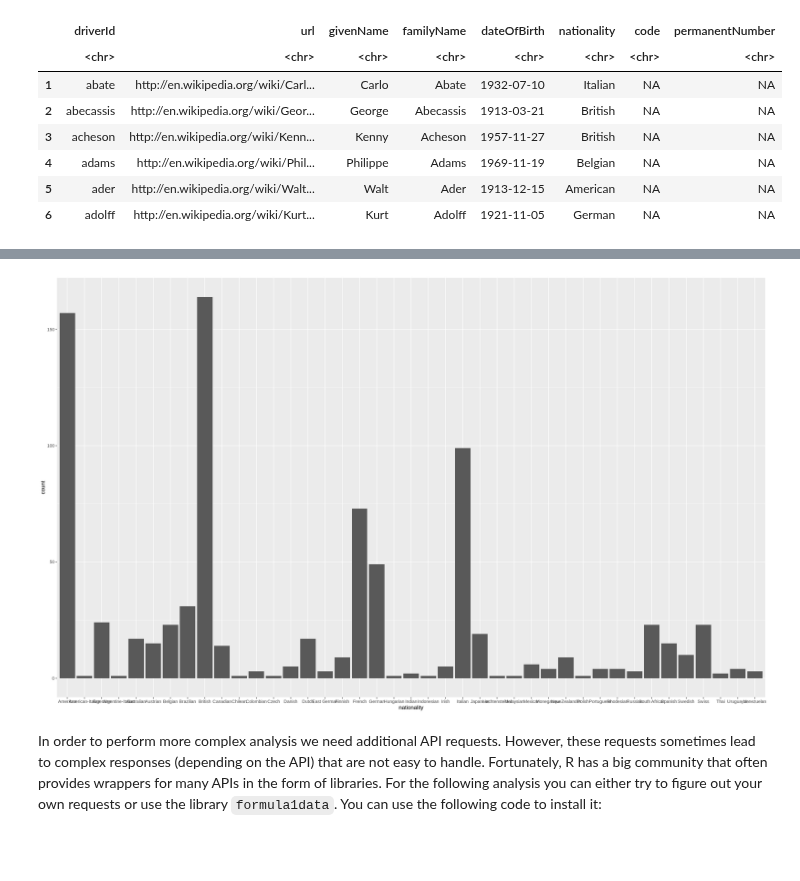
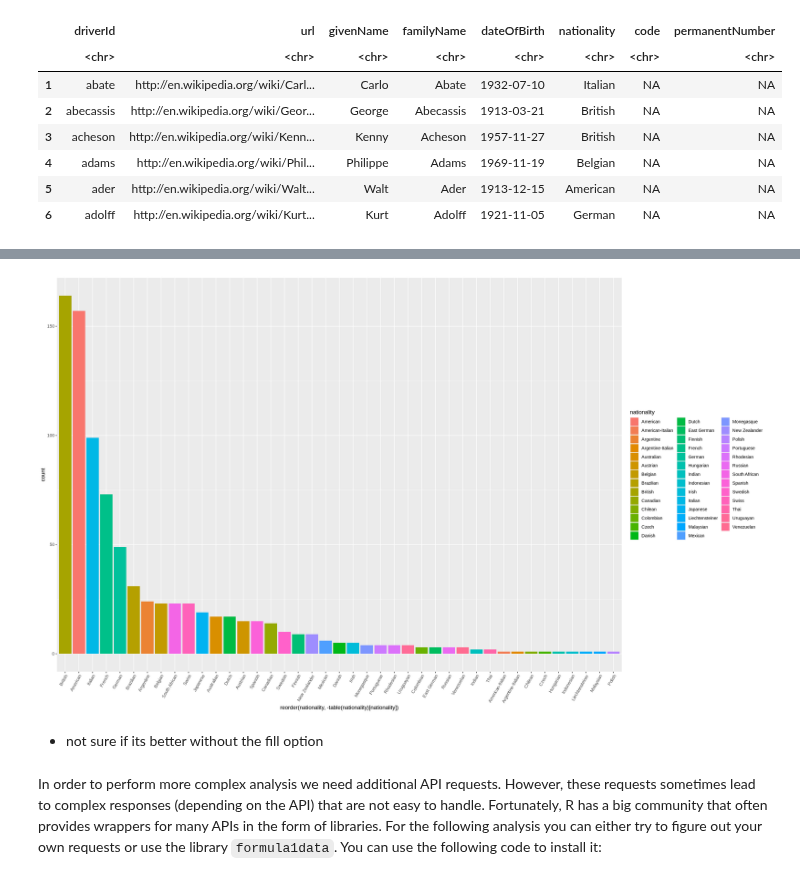
Before and after one commit to michiWS1920/ADS20, a Jupyter notebook: ADS_Programming_Assignment_2.ipynb, the cells around one changed output, grey strips where cells are left out. Drawn from its saved outputs; the diff is of its cells as text; code cells hidden in the pictures; blank space fills up the shorter version.

````diff
--- a/ADS_Programming_Assignment_2.ipynb
+++ b/ADS_Programming_Assignment_2.ipynb
@@ -241,13 +200,14 @@ A data.frame: 848 × 8
-# %%
-f1_df %>%
-#group_by(nationality) %>%
-#count(nationality) %>%
-#ggplot(aes (x= reorder(nationality, -count), y = count)) +
-ggplot(aes(x=nationality)) +
-geom_bar()
-#ggplot(tips2, aes(x = reorder(day, -perc), y = perc)) + geom_bar(stat = "identity")
-# %% [output]
-[figure, removed]
+# %%
+options(repr.plot.width=20, repr.plot.height=12)
+f1_df %>%
+
+ggplot(aes(x=reorder (nationality, -table(nationality)[nationality]))) +
+geom_bar(aes(fill = nationality)) +
+theme(axis.text.x = element_text(angle = 60, hjust = 1))
+# %% [output]
+[figure, added]
+# %% [markdown]
+* not sure if its better without the fill option
 # %% [markdown]
 In order to perform more complex analysis we need additional API requests. However, these requests sometimes lead to complex responses (depending on the API) that are not easy to handle. Fortunately, R has a big community that often provides wrappers for many APIs in the form of libraries. For the following analysis you can either try to figure out your own requests or use the library ```formula1data```. You can use the following code to install it:
 # %%
````
Also changed, not shown: parts of 7 cells of this notebook.
